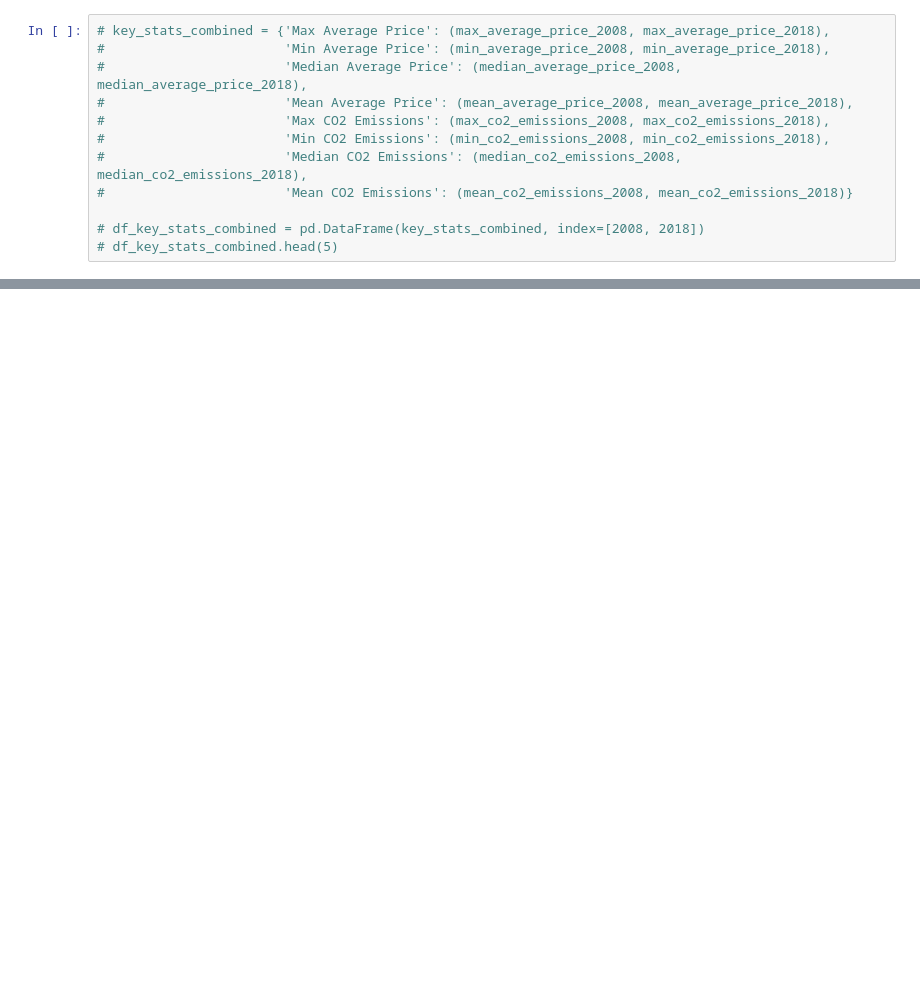
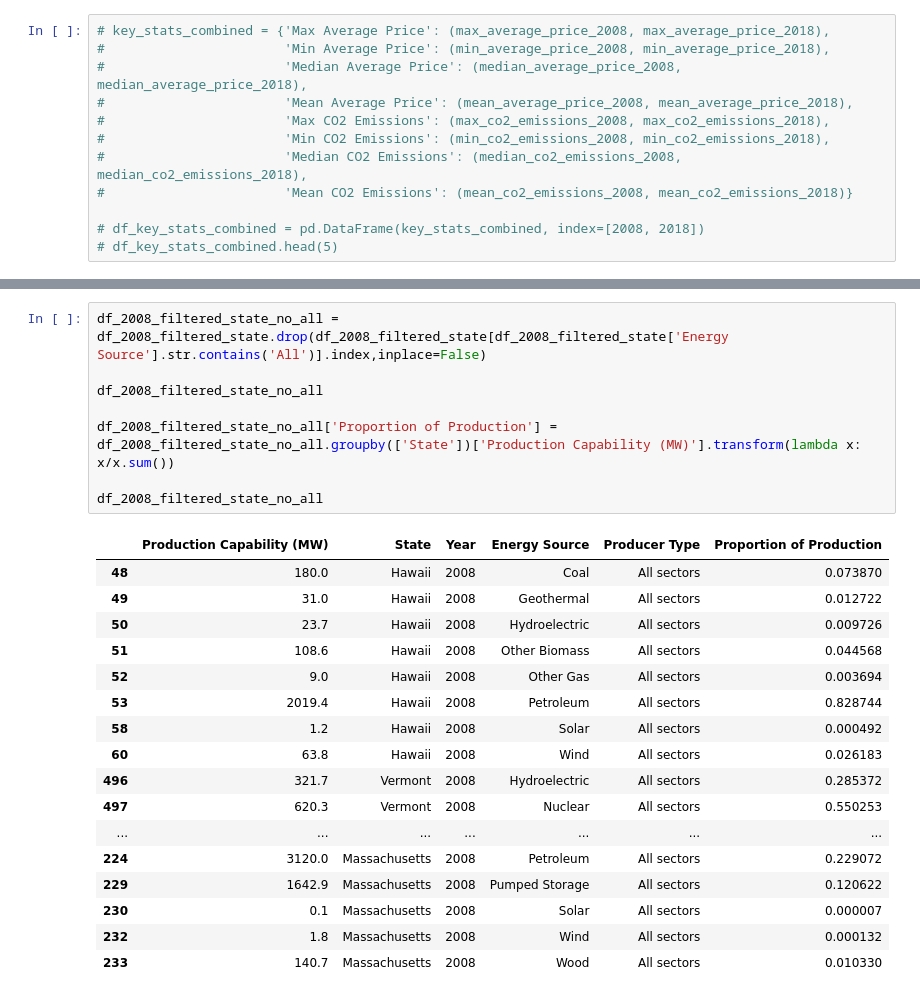
Before and after one commit to andrew8185/project-01, a Jupyter notebook: project_1.ipynb, the cells around one changed output, grey strips where cells are left out. Drawn from its saved outputs; the diff is of its cells as text; blank space fills up the shorter version.

```diff
--- a/project_1.ipynb
+++ b/project_1.ipynb
@@ -508,0 +583,26 @@ display(df_grouped_state)
+# %%
+df_2008_filtered_state_no_all = df_2008_filtered_state.drop(df_2008_filtered_state[df_2008_filtered_state['Energy Source'].str.contains('All')].index,inplace=False)
+
+df_2008_filtered_state_no_all
+
+df_2008_filtered_state_no_all['Proportion of Production'] = df_2008_filtered_state_no_all.groupby(['State'])['Production Capability (MW)'].transform(lambda x: x/x.sum())
+
+df_2008_filtered_state_no_all
+# %% [output]
+|  | Production Capability (MW) | State | Year | Energy Source | Producer Type | Proportion of Production |
+| 48 | 180.0 | Hawaii | 2008 | Coal | All sectors | 0.073870 |
+| 49 | 31.0 | Hawaii | 2008 | Geothermal | All sectors | 0.012722 |
+| 50 | 23.7 | Hawaii | 2008 | Hydroelectric | All sectors | 0.009726 |
+| 51 | 108.6 | Hawaii | 2008 | Other Biomass | All sectors | 0.044568 |
+| 52 | 9.0 | Hawaii | 2008 | Other Gas | All sectors | 0.003694 |
+| 53 | 2019.4 | Hawaii | 2008 | Petroleum | All sectors | 0.828744 |
+| 58 | 1.2 | Hawaii | 2008 | Solar | All sectors | 0.000492 |
+| 60 | 63.8 | Hawaii | 2008 | Wind | All sectors | 0.026183 |
+| 496 | 321.7 | Vermont | 2008 | Hydroelectric | All sectors | 0.285372 |
+| 497 | 620.3 | Vermont | 2008 | Nuclear | All sectors | 0.550253 |
+| ... | ... | ... | ... | ... | ... | ... |
+| 224 | 3120.0 | Massachusetts | 2008 | Petroleum | All sectors | 0.229072 |
+| 229 | 1642.9 | Massachusetts | 2008 | Pumped Storage | All sectors | 0.120622 |
+| 230 | 0.1 | Massachusetts | 2008 | Solar | All sectors | 0.000007 |
+| 232 | 1.8 | Massachusetts | 2008 | Wind | All sectors | 0.000132 |
+| 233 | 140.7 | Massachusetts | 2008 | Wood | All sectors | 0.010330 |
```
Also changed, not shown: parts of 54 cells of this notebook.
